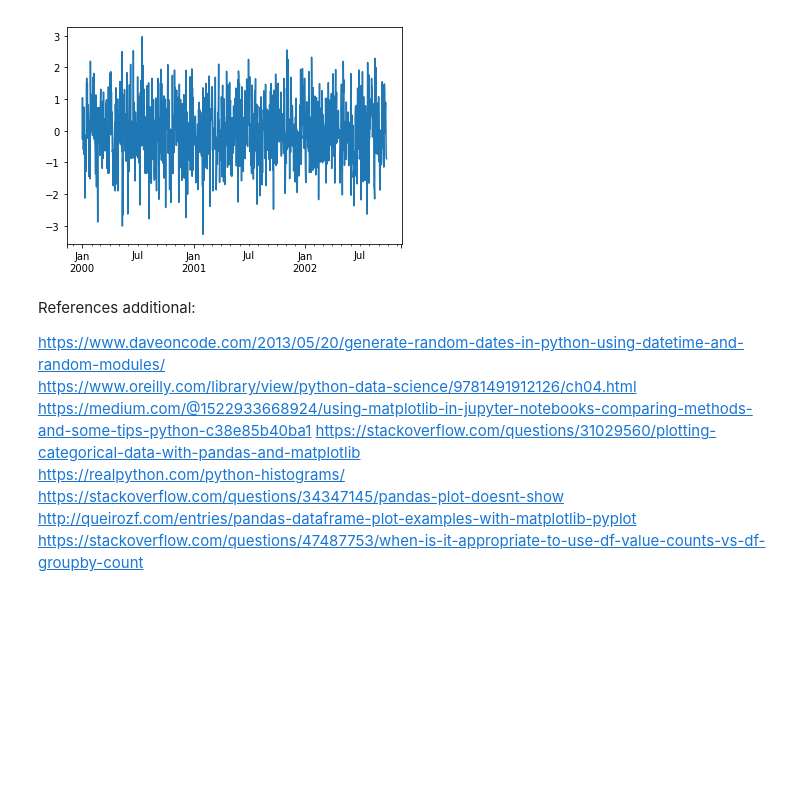
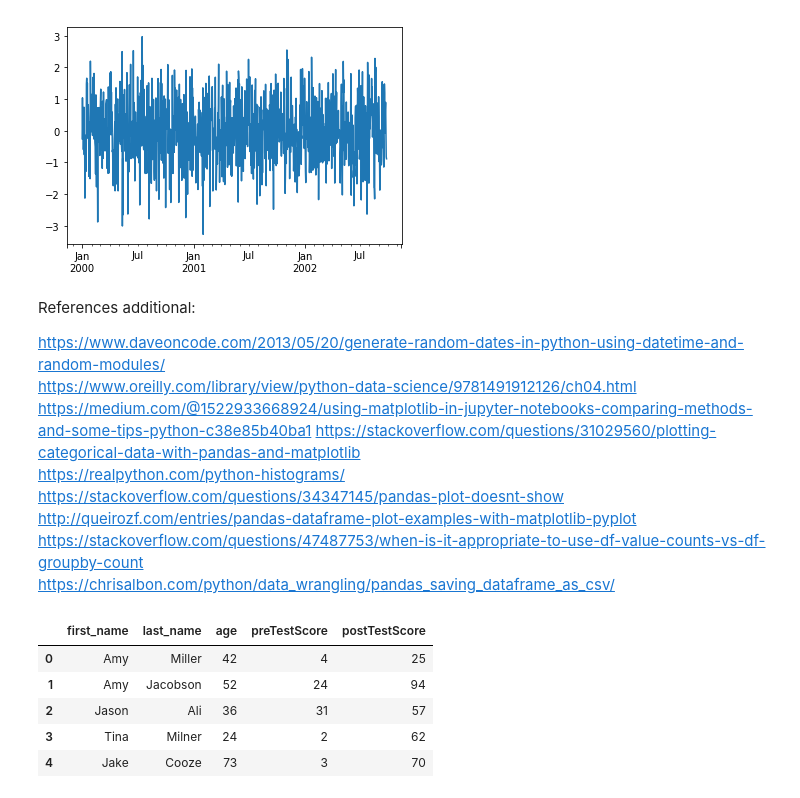
Before and after one commit to colettegallagher/simulating-data, a Jupyter notebook: Simulating Data.ipynb, the cells around one changed output. Saved outputs shown, nothing was run; the diff lists cells and outputs as text; code cells hidden in the pictures; blank space fills up the shorter version.

```diff
--- a/Simulating Data.ipynb
+++ b/Simulating Data.ipynb
@@ -71,3 +77,4 @@ https://realpython.com/python-histograms/<br>
 https://stackoverflow.com/questions/34347145/pandas-plot-doesnt-show<br>
 http://queirozf.com/entries/pandas-dataframe-plot-examples-with-matplotlib-pyplot<br>
 https://stackoverflow.com/questions/47487753/when-is-it-appropriate-to-use-df-value-counts-vs-df-groupby-count<br>
+https://chrisalbon.com/python/data_wrangling/pandas_saving_dataframe_as_csv/<br>
@@ -73,0 +85,18 @@ https://stackoverflow.com/questions/47487753/when-is-it-appropriate-to-use-df-va
+# %%
+first_name = ['Jason', 'Molly', 'Tina', 'Jake', 'Amy']
+# %%
+
+raw_data = {'first_name': np.random.choice(first_name, 5),
+        'last_name': ['Miller', 'Jacobson', 'Ali', 'Milner', 'Cooze'],
+        'age': [42, 52, 36, 24, 73],
+        'preTestScore': [4, 24, 31, 2, 3],
+        'postTestScore': [25, 94, 57, 62, 70]}
+df = pd.DataFrame(raw_data, columns = ['first_name', 'last_name', 'age', 'preTestScore', 'postTestScore'])
+df
+# %% [output]
+|  | first_name | last_name | age | preTestScore | postTestScore |
+| 0 | Amy | Miller | 42 | 4 | 25 |
+| 1 | Amy | Jacobson | 52 | 24 | 94 |
+| 2 | Jason | Ali | 36 | 31 | 57 |
+| 3 | Tina | Milner | 24 | 2 | 62 |
+| 4 | Jake | Cooze | 73 | 3 | 70 |
```
Also changed, not shown: parts of 6 cells of this notebook, 1 other file.
